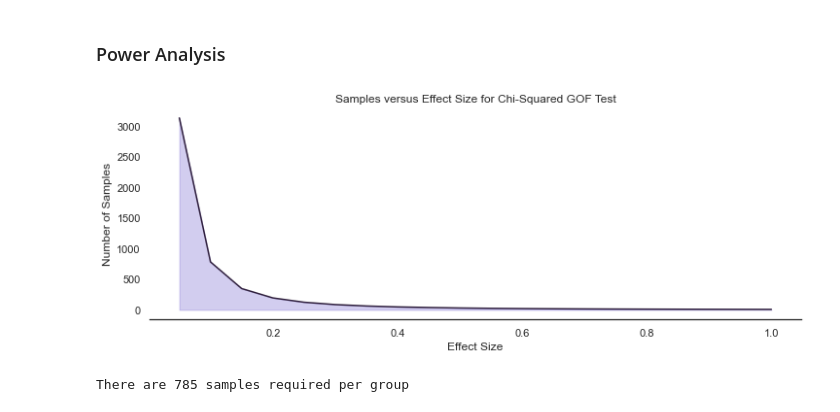
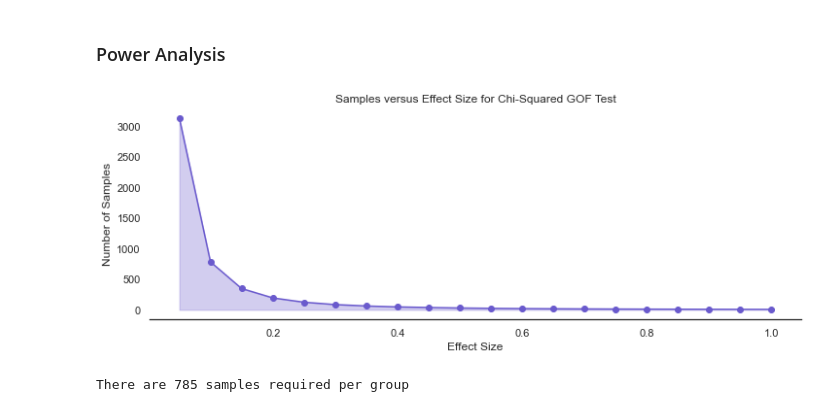
Before and after one commit to sam-tritto/statistical-tests, a Jupyter notebook: Chi_Squared_Test.ipynb, the cells around one changed output. Drawn from its saved outputs; the diff is of its cells as text; code cells hidden in the pictures.

```diff
--- a/Chi_Squared_Test.ipynb
+++ b/Chi_Squared_Test.ipynb
@@ -67,32 +67,32 @@ plt.rcParams['axes.spines.right'] = False
 # %%
 # Initialize GofChisquarePower
 gof_power = GofChisquarePower()
 
 # Given power and alpha
 alpha=0.05
 power=0.8
 
 # Define effect sizes
 effect_sizes = np.linspace(0.05, 1, 20)
 # Calculate number of samples for each effect size
 samples = [gof_power.solve_power(effect_size=effect_size, nobs=None, alpha=alpha, power=power) for effect_size in effect_sizes]
 
 # Figure size
 plt.figure(figsize=(12, 4))
 
 # Plot samples versus effect sizes
-plt.plot(effect_sizes, samples)
+plt.plot(effect_sizes, samples, color=color, marker='o')
 
 # Shade area below the line with lower opacity
 plt.fill_between(effect_sizes, samples, color=color, alpha=0.3)
 
 # Add plot labels and title
 plt.xlabel('Effect Size')
 plt.ylabel('Number of Samples')
 plt.title('Samples versus Effect Size for Chi-Squared GOF Test')
 plt.show()
 # %% [output]
-[figure, old version]
+[figure, new version]
 # %%
 # Chi-Squared Power Analysis (scipy)
 
```
Also changed, not shown: parts of 9 cells of this notebook, 3 other files.
